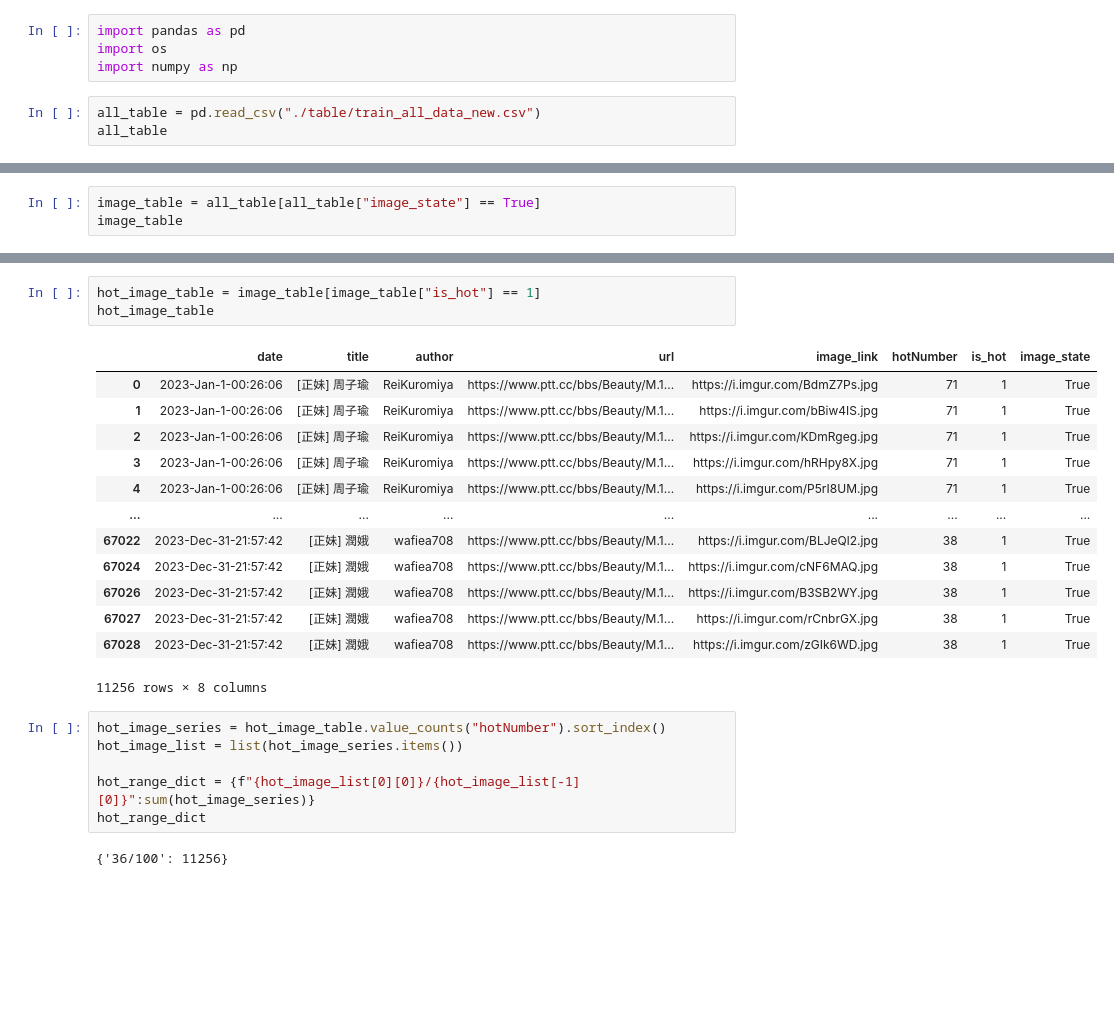
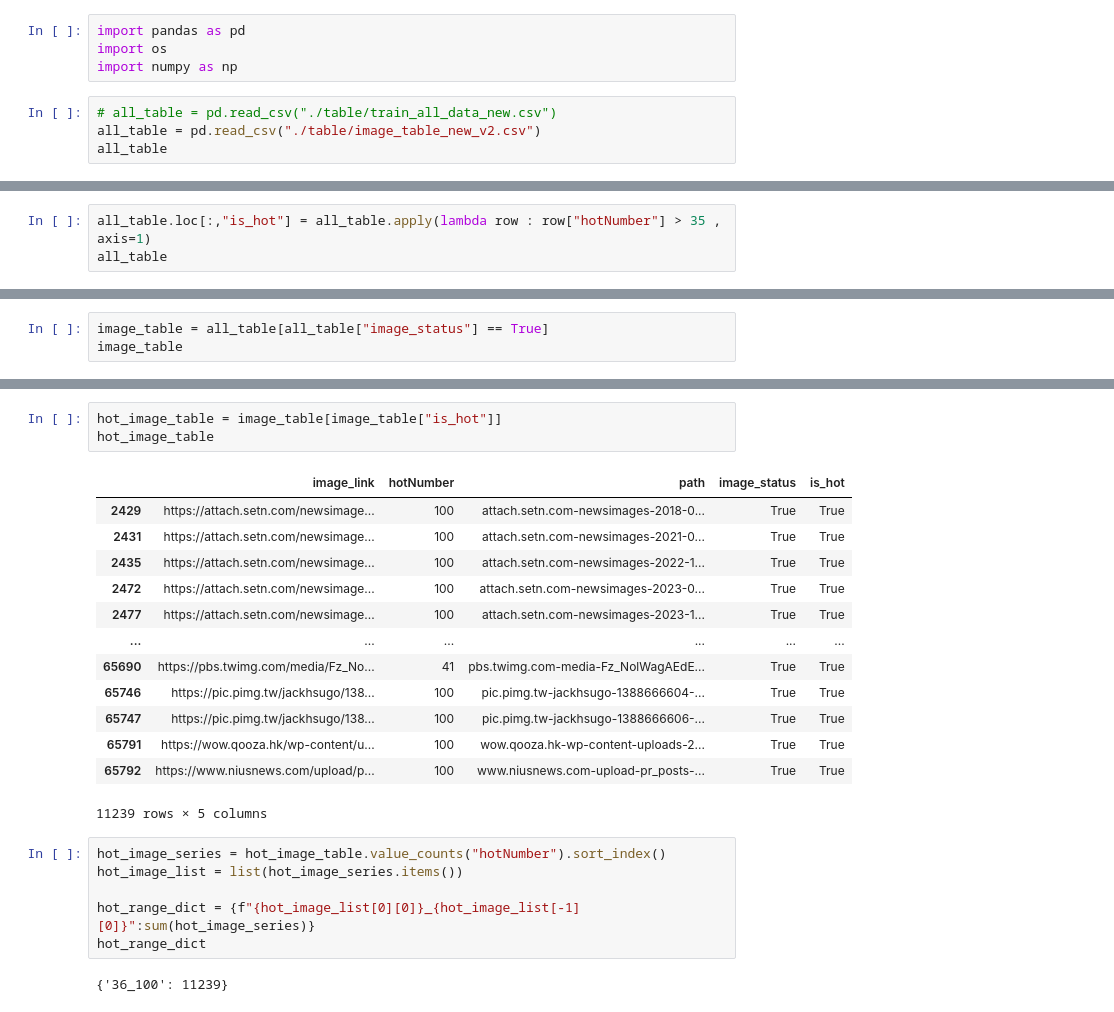
Before and after one commit to KeithLin724/NYCU-Data-Science-2024, a Jupyter notebook: HW1/Part2/resplit_data.ipynb, the cells around one changed output, grey strips where cells are left out. Saved outputs shown, nothing was run; the diff lists cells and outputs as text; blank space fills up the shorter version.

```diff
--- a/HW1/Part2/resplit_data.ipynb
+++ b/HW1/Part2/resplit_data.ipynb
@@ -3,6 +3,7 @@ import pandas as pd
 import os
 import numpy as np
 # %%
-all_table = pd.read_csv("./table/train_all_data_new.csv")
+# all_table = pd.read_csv("./table/train_all_data_new.csv")
+all_table = pd.read_csv("./table/image_table_new_v2.csv")
 all_table
 # %% [output]
@@ -21,0 +23,3 @@ all_table
+# %%
+all_table.loc[:,"is_hot"] = all_table.apply(lambda row : row["hotNumber"] > 35 , axis=1)
+all_table
@@ -21,0 +40,3 @@ all_table
+# %%
+image_table = all_table[all_table["image_status"] == True]
+image_table
@@ -27,3 +61,0 @@ all_table.value_counts("hotNumber").sort_index().plot.bar()
-# %%
-image_table = all_table[all_table["image_state"] == True]
-image_table
@@ -44,26 +67,26 @@ image_table
 # %%
-hot_image_table = image_table[image_table["is_hot"] == 1]
+hot_image_table = image_table[image_table["is_hot"]]
 hot_image_table
 # %% [output]
-|  | date | title | author | url | image_link | hotNumber | is_hot | image_state |
-| 0 | 2023-Jan-1-00:26:06 | [正妹] 周子瑜 | ReiKuromiya | https://www.ptt.cc/bbs/Beauty/M.1... | https://i.imgur.com/BdmZ7Ps.jpg | 71 | 1 | True |
-| 1 | 2023-Jan-1-00:26:06 | [正妹] 周子瑜 | ReiKuromiya | https://www.ptt.cc/bbs/Beauty/M.1... | https://i.imgur.com/bBiw4IS.jpg | 71 | 1 | True |
-| 2 | 2023-Jan-1-00:26:06 | [正妹] 周子瑜 | ReiKuromiya | https://www.ptt.cc/bbs/Beauty/M.1... | https://i.imgur.com/KDmRgeg.jpg | 71 | 1 | True |
-| 3 | 2023-Jan-1-00:26:06 | [正妹] 周子瑜 | ReiKuromiya | https://www.ptt.cc/bbs/Beauty/M.1... | https://i.imgur.com/hRHpy8X.jpg | 71 | 1 | True |
-| 4 | 2023-Jan-1-00:26:06 | [正妹] 周子瑜 | ReiKuromiya | https://www.ptt.cc/bbs/Beauty/M.1... | https://i.imgur.com/P5rI8UM.jpg | 71 | 1 | True |
-| ... | ... | ... | ... | ... | ... | ... | ... | ... |
-| 67022 | 2023-Dec-31-21:57:42 | [正妹] 潤娥 | wafiea708 | https://www.ptt.cc/bbs/Beauty/M.1... | https://i.imgur.com/BLJeQl2.jpg | 38 | 1 | True |
-| 67024 | 2023-Dec-31-21:57:42 | [正妹] 潤娥 | wafiea708 | https://www.ptt.cc/bbs/Beauty/M.1... | https://i.imgur.com/cNF6MAQ.jpg | 38 | 1 | True |
-| 67026 | 2023-Dec-31-21:57:42 | [正妹] 潤娥 | wafiea708 | https://www.ptt.cc/bbs/Beauty/M.1... | https://i.imgur.com/B3SB2WY.jpg | 38 | 1 | True |
-| 67027 | 2023-Dec-31-21:57:42 | [正妹] 潤娥 | wafiea708 | https://www.ptt.cc/bbs/Beauty/M.1... | https://i.imgur.com/rCnbrGX.jpg | 38 | 1 | True |
-| 67028 | 2023-Dec-31-21:57:42 | [正妹] 潤娥 | wafiea708 | https://www.ptt.cc/bbs/Beauty/M.1... | https://i.imgur.com/zGIk6WD.jpg | 38 | 1 | True |
+|  | image_link | hotNumber | path | image_status | is_hot |
+| 2429 | https://attach.setn.com/newsimage... | 100 | attach.setn.com-newsimages-2018-0... | True | True |
+| 2431 | https://attach.setn.com/newsimage... | 100 | attach.setn.com-newsimages-2021-0... | True | True |
+| 2435 | https://attach.setn.com/newsimage... | 100 | attach.setn.com-newsimages-2022-1... | True | True |
+| 2472 | https://attach.setn.com/newsimage... | 100 | attach.setn.com-newsimages-2023-0... | True | True |
+| 2477 | https://attach.setn.com/newsimage... | 100 | attach.setn.com-newsimages-2023-1... | True | True |
+| ... | ... | ... | ... | ... | ... |
+| 65690 | https://pbs.twimg.com/media/Fz_No... | 41 | pbs.twimg.com-media-Fz_NolWagAEdE... | True | True |
+| 65746 | https://pic.pimg.tw/jackhsugo/138... | 100 | pic.pimg.tw-jackhsugo-1388666604-... | True | True |
+| 65747 | https://pic.pimg.tw/jackhsugo/138... | 100 | pic.pimg.tw-jackhsugo-1388666606-... | True | True |
+| 65791 | https://wow.qooza.hk/wp-content/u... | 100 | wow.qooza.hk-wp-content-uploads-2... | True | True |
+| 65792 | https://www.niusnews.com/upload/p... | 100 | www.niusnews.com-upload-pr_posts-... | True | True |
-11256 rows × 8 columns
+11239 rows × 5 columns
 # %%
 hot_image_series = hot_image_table.value_counts("hotNumber").sort_index()
 hot_image_list = list(hot_image_series.items())
 
-hot_range_dict = {f"{hot_image_list[0][0]}/{hot_image_list[-1][0]}":sum(hot_image_series)}
+hot_range_dict = {f"{hot_image_list[0][0]}_{hot_image_list[-1][0]}":sum(hot_image_series)}
 hot_range_dict
 # %% [output]
-{'36/100': 11256}
+{'36_100': 11239}
 # %%
```
Also changed, not shown: parts of 28 cells of this notebook, 1 other file.
